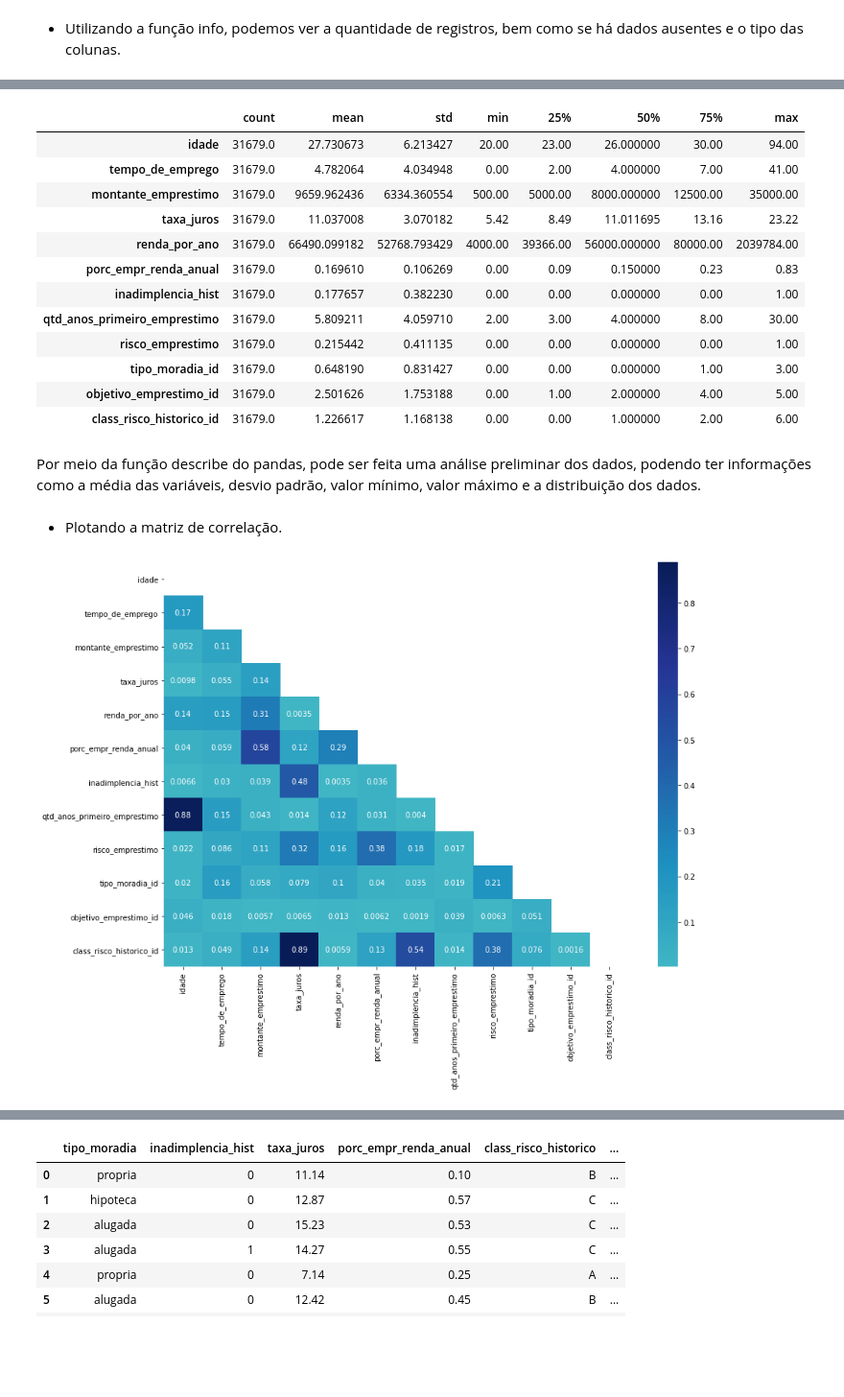
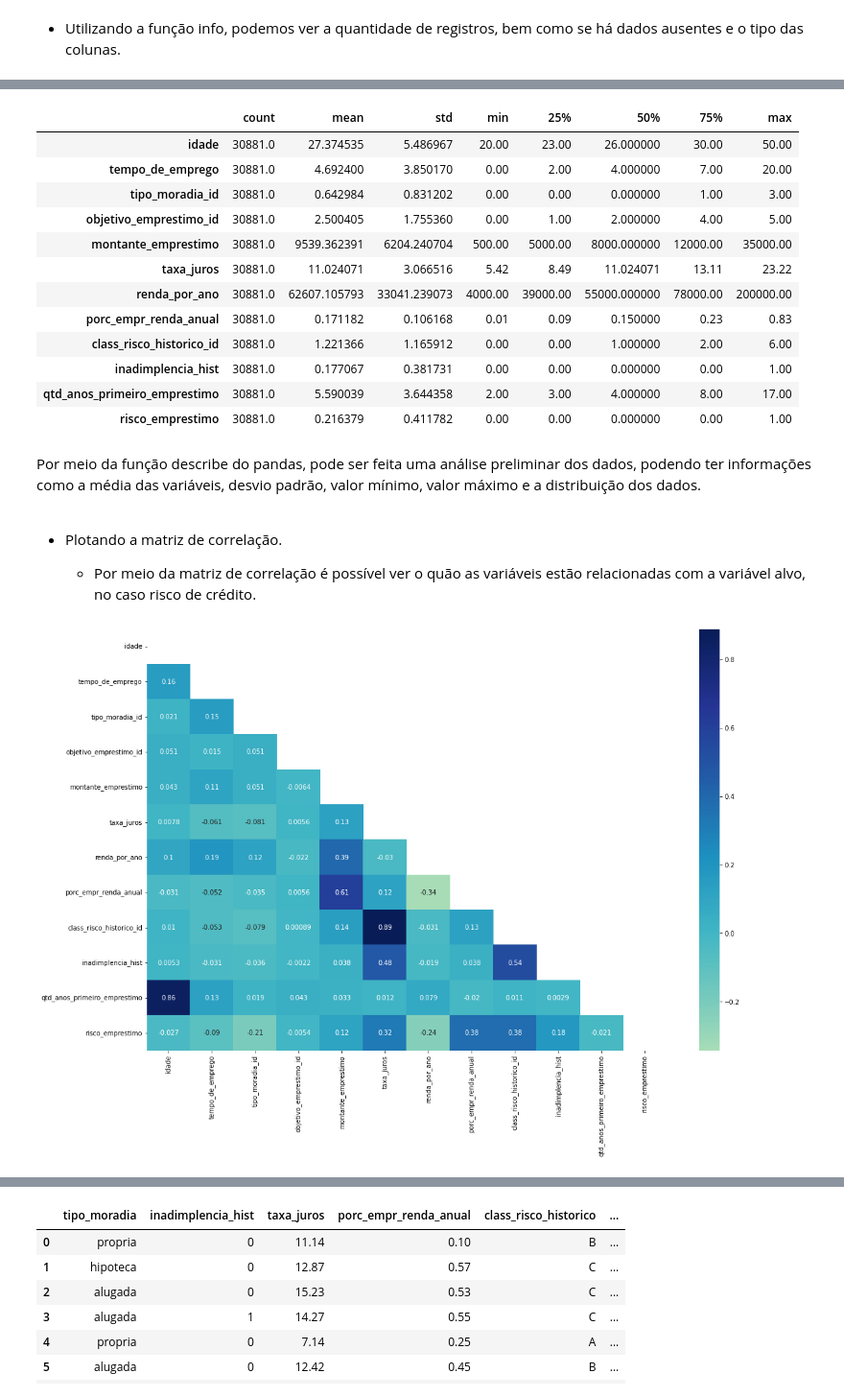
Before and after one commit to robertferro/analisando_risco_credito, a Jupyter notebook: 2- Análise exploratória dos dados (EDA)/risco_de_credito_analise_de_dados.ipynb, the cells around one changed output, grey strips where cells are left out. Shown at 96% size. Saved outputs shown, nothing was run; the diff lists cells and outputs as text; code cells hidden in the pictures; blank space fills up the shorter version.

```diff
--- a/2- Análise exploratória dos dados (EDA)/risco_de_credito_analise_de_dados.ipynb
+++ b/2- Análise exploratória dos dados (EDA)/risco_de_credito_analise_de_dados.ipynb
@@ -24,3 +19,6 @@ df = pd.read_csv('dados_analise_risco_de_cresdito.csv')
+# %%
+url='https://raw.githubusercontent.com/robertferro/analisando_risco_credito/main/1-%20Tratamento%20de%20dados%20(ETL)/dados_analise_risco_de_cresdito.csv'
+df = pd.read_csv(url)
 # %%
 df.head()
 # %% [output]
@@ -62,31 +56,33 @@ Iniciando a parte de análise exploratória dos dados e visualização.
 df.describe().T
 # %% [output]
 |  | count | mean | std | min | 25% | 50% | 75% | max |
-| idade | 31679.0 | 27.730673 | 6.213427 | 20.00 | 23.00 | 26.000000 | 30.00 | 94.00 |
-| tempo_de_emprego | 31679.0 | 4.782064 | 4.034948 | 0.00 | 2.00 | 4.000000 | 7.00 | 41.00 |
-| montante_emprestimo | 31679.0 | 9659.962436 | 6334.360554 | 500.00 | 5000.00 | 8000.000000 | 12500.00 | 35000.00 |
-| taxa_juros | 31679.0 | 11.037008 | 3.070182 | 5.42 | 8.49 | 11.011695 | 13.16 | 23.22 |
-| renda_por_ano | 31679.0 | 66490.099182 | 52768.793429 | 4000.00 | 39366.00 | 56000.000000 | 80000.00 | 2039784.00 |
-| porc_empr_renda_anual | 31679.0 | 0.169610 | 0.106269 | 0.00 | 0.09 | 0.150000 | 0.23 | 0.83 |
-| inadimplencia_hist | 31679.0 | 0.177657 | 0.382230 | 0.00 | 0.00 | 0.000000 | 0.00 | 1.00 |
-| qtd_anos_primeiro_emprestimo | 31679.0 | 5.809211 | 4.059710 | 2.00 | 3.00 | 4.000000 | 8.00 | 30.00 |
-| risco_emprestimo | 31679.0 | 0.215442 | 0.411135 | 0.00 | 0.00 | 0.000000 | 0.00 | 1.00 |
-| tipo_moradia_id | 31679.0 | 0.648190 | 0.831427 | 0.00 | 0.00 | 0.000000 | 1.00 | 3.00 |
-| objetivo_emprestimo_id | 31679.0 | 2.501626 | 1.753188 | 0.00 | 1.00 | 2.000000 | 4.00 | 5.00 |
-| class_risco_historico_id | 31679.0 | 1.226617 | 1.168138 | 0.00 | 0.00 | 1.000000 | 2.00 | 6.00 |
+| idade | 30881.0 | 27.374535 | 5.486967 | 20.00 | 23.00 | 26.000000 | 30.00 | 50.00 |
+| tempo_de_emprego | 30881.0 | 4.692400 | 3.850170 | 0.00 | 2.00 | 4.000000 | 7.00 | 20.00 |
+| tipo_moradia_id | 30881.0 | 0.642984 | 0.831202 | 0.00 | 0.00 | 0.000000 | 1.00 | 3.00 |
+| objetivo_emprestimo_id | 30881.0 | 2.500405 | 1.755360 | 0.00 | 1.00 | 2.000000 | 4.00 | 5.00 |
+| montante_emprestimo | 30881.0 | 9539.362391 | 6204.240704 | 500.00 | 5000.00 | 8000.000000 | 12000.00 | 35000.00 |
+| taxa_juros | 30881.0 | 11.024071 | 3.066516 | 5.42 | 8.49 | 11.024071 | 13.11 | 23.22 |
+| renda_por_ano | 30881.0 | 62607.105793 | 33041.239073 | 4000.00 | 39000.00 | 55000.000000 | 78000.00 | 200000.00 |
+| porc_empr_renda_anual | 30881.0 | 0.171182 | 0.106168 | 0.01 | 0.09 | 0.150000 | 0.23 | 0.83 |
+| class_risco_historico_id | 30881.0 | 1.221366 | 1.165912 | 0.00 | 0.00 | 1.000000 | 2.00 | 6.00 |
+| inadimplencia_hist | 30881.0 | 0.177067 | 0.381731 | 0.00 | 0.00 | 0.000000 | 0.00 | 1.00 |
+| qtd_anos_primeiro_emprestimo | 30881.0 | 5.590039 | 3.644358 | 2.00 | 3.00 | 4.000000 | 8.00 | 17.00 |
+| risco_emprestimo | 30881.0 | 0.216379 | 0.411782 | 0.00 | 0.00 | 0.000000 | 0.00 | 1.00 |
 # %% [markdown]
  Por meio da função describe do pandas, pode ser feita uma análise preliminar dos dados, podendo ter informações como a média das variáveis, desvio padrão, valor mínimo, valor máximo e a distribuição dos dados.
-# %% [markdown]
-- Plotando a matriz de correlação.
+# %% [markdown]
+- Plotando a matriz de correlação.
+
+  - Por meio da matriz de correlação é possível ver o quão as variáveis estão relacionadas com a variável alvo, no caso risco de crédito.
 # %%
-plt.figure(figsize=(14,10))
+plt.figure(figsize=(18,12))
 
-corr = df.corr().abs()
+corr = df.corr()
 mask = np.triu(np.ones_like(corr, dtype=np.bool))
 
 sns.heatmap(corr, mask=mask, annot=True, center=0, cmap="YlGnBu")
 
 plt.show()
 # %% [output]
-[figure, old version]
+[figure, new version]
 # %% [markdown]
```
Also changed, not shown: parts of 13 cells of this notebook.
